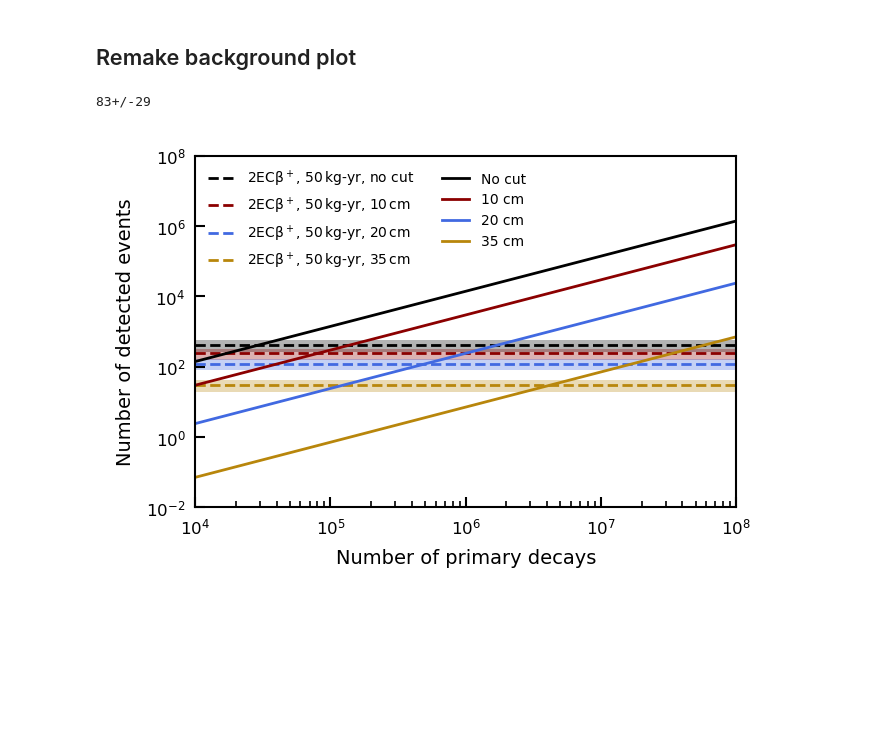
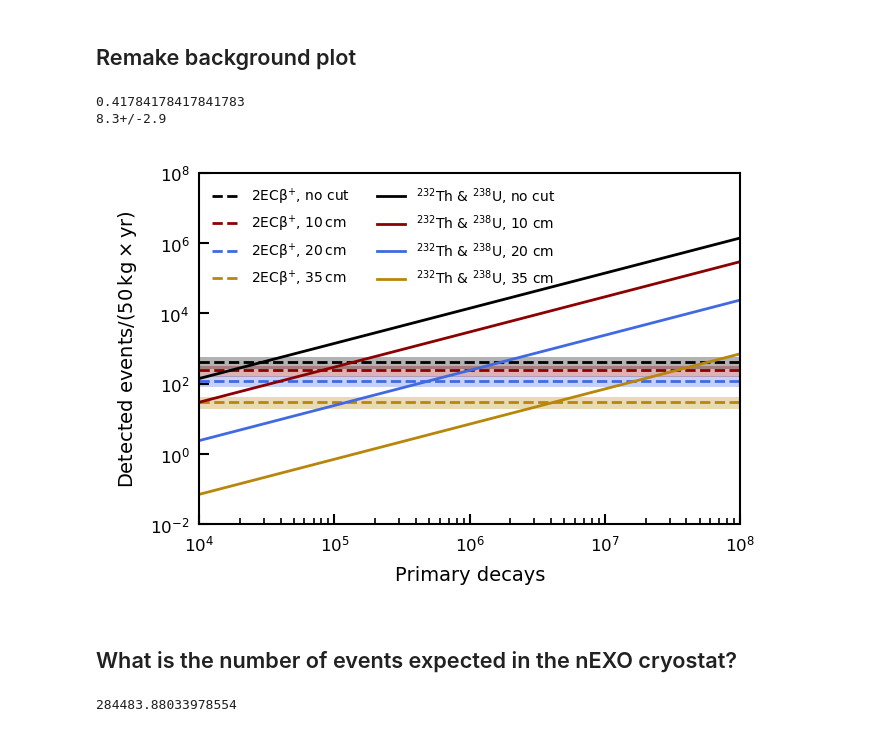
Before and after one commit to bglenardo/MuensterTPC-MC, a Jupyter notebook: Half-life calculations/Paper calculations.ipynb, the cells around one changed output. Saved outputs shown, nothing was run; the diff lists cells and outputs as text; code cells hidden in the pictures; blank space fills up the shorter version.

```diff
--- a/Half-life calculations/Paper calculations.ipynb
+++ b/Half-life calculations/Paper calculations.ipynb
@@ -129,6 +129,7 @@ N_xe124=(M*1e3/A)*N_A
 
 theory_2vecbp = ufloat(1.7e23,0.6e23)
 eff_2vecbp = 1/100*(np.loadtxt("../analysis_DECsim/Results_Paper/fraction_1_to_50_zres_in_1steps_10xy_nothreshold_2vECB+_1_2019_11_10.txt")[9])
+print(eff_2vecbp)
 #eff_2vecbp = 0.47
 #eff_2vecbp = 0.43
 decay_rate_2vecbp = np.log(2)/theory_2vecbp*N_xe124
@@ -139,51 +140,76 @@ radius = 600-cut
 volume = np.pi*radius**2*height
 density = 2.900e-6 # g/mm3
 norm_factor = 100/7.82434511 #
-M_t = volume * density*abundance*norm_factor
+#M_t = volume * density*abundance*norm_factor
 #print(volume)
 #print(M_t)
-N_xe124_t = M_t * (N_A/A)  #abundance * M * (N_A/A) # number of Xe124 particles
+#N_xe124_t = M_t * (N_A/A)  #abundance * M * (N_A/A) # number of Xe124 particles
 decay_no_theory = decay_rate_2vecbp * time* eff_2vecbp
-print(decay_no_theory/5)
+print(decay_no_theory/50)
 
 numbers = [140309,29728,2405,71]
 fv = [0,100,200,350]
 conc = [1e4,1e5,1e6,1e7,1e8]
 
 new_numbers_fv0 = [numbers[0]*conc[x]/1e7 for x in range(len(conc))]
 new_numbers_fv100 = [numbers[1]*conc[x]/1e7 for x in range(len(conc))]
 new_numbers_fv200 = [numbers[2]*conc[x]/1e7 for x in range(len(conc))]
 new_numbers_fv350 = [numbers[3]*conc[x]/1e7 for x in range(len(conc))]
 
-plt.axhline((decay_no_theory*1).nominal_value,linestyle="dashed", label = '$2\\rm{EC}\\beta^+$, 50$\,$kg-yr, no cut', color='black', linewidth=1)
+plt.axhline((decay_no_theory*1).nominal_value,linestyle="dashed", label = '$2\\rm{EC}\\beta^{+}$, no cut', color='black', linewidth=1)
 plt.axhspan((decay_no_theory*1).nominal_value-(decay_no_theory*1).std_dev, (decay_no_theory*1).nominal_value+(decay_no_theory*1).std_dev, facecolor='black', edgecolor=None, alpha=0.3)
 
-plt.axhline((decay_no_theory*v10/vfull).nominal_value, color = "darkred",linestyle="--", label = '$2\\rm{EC}\\beta^+$, 50$\,$kg-yr, 10$\,$cm', linewidth=1)
+plt.axhline((decay_no_theory*v10/vfull).nominal_value, color = "darkred",linestyle="--", label = '$2\\rm{EC}\\beta^{+}$, 10$\,$cm', linewidth=1)
 plt.axhspan((decay_no_theory*v10/vfull).nominal_value-(decay_no_theory*v10/vfull).std_dev, (decay_no_theory*v10/vfull).nominal_value+(decay_no_theory*v10/vfull).std_dev, facecolor='darkred', edgecolor=None, alpha=0.3)
 
-plt.axhline((decay_no_theory*v20/vfull).nominal_value, color = "royalblue",linestyle="--", label = '$2\\rm{EC}\\beta^+$, 50$\,$kg-yr, 20$\,$cm', linewidth=1)
+plt.axhline((decay_no_theory*v20/vfull).nominal_value, color = "royalblue",linestyle="--", label = '$2\\rm{EC}\\beta^{+}$, 20$\,$cm', linewidth=1)
 plt.axhspan((decay_no_theory*v20/vfull).nominal_value-(decay_no_theory*v20/vfull).std_dev, (decay_no_theory*v20/vfull).nominal_value+(decay_no_theory*v20/vfull).std_dev, facecolor='royalblue', edgecolor=None, alpha=0.3)
 
-plt.axhline((decay_no_theory*v35/vfull).nominal_value, color = "darkgoldenrod",linestyle="--", label = '$2\\rm{EC}\\beta^+$, 50$\,$kg-yr, 35$\,$cm', linewidth=1)
+plt.axhline((decay_no_theory*v35/vfull).nominal_value, color = "darkgoldenrod",linestyle="--", label = '$2\\rm{EC}\\beta^{+}$, 35$\,$cm', linewidth=1)
 plt.axhspan((decay_no_theory*v35/vfull).nominal_value-(decay_no_theory*v35/vfull).std_dev, (decay_no_theory*v35/vfull).nominal_value+(decay_no_theory*v35/vfull).std_dev, facecolor='darkgoldenrod', edgecolor=None, alpha=0.3)
 
 
-plt.plot(conc,new_numbers_fv0, label = "No cut", color='black', linewidth=1)
-plt.plot(conc,new_numbers_fv100, label = "10 cm", color='darkred', linewidth=1)
-plt.plot(conc,new_numbers_fv200, label = "20 cm", color='royalblue', linewidth=1)
-plt.plot(conc,new_numbers_fv350, label = "35 cm", color='darkgoldenrod', linewidth=1)
+plt.plot(conc,new_numbers_fv0, label = "$^{\\rm{232}}\\rm{Th}$ & $^{\\rm{238}}\\rm{U}$, no cut", color='black', linewidth=1)
+plt.plot(conc,new_numbers_fv100, label = "$^{\\rm{232}}\\rm{Th}$ & $^{\\rm{238}}\\rm{U}$, 10 cm", color='darkred', linewidth=1)
+plt.plot(conc,new_numbers_fv200, label = "$^{\\rm{232}}\\rm{Th}$ & $^{\\rm{238}}\\rm{U}$, 20 cm", color='royalblue', linewidth=1)
+plt.plot(conc,new_numbers_fv350, label = "$^{\\rm{232}}\\rm{Th}$ & $^{\\rm{238}}\\rm{U}$, 35 cm", color='darkgoldenrod', linewidth=1)
 
 
 
 plt.yscale("log")
 plt.xscale("log")
-plt.ylabel("Number of detected events")
-plt.xlabel("Number of primary decays")
+plt.ylabel("Detected events/($50\,\\rm{kg}\\times\\rm{yr}$)")
+plt.xlabel("Primary decays")
 plt.legend(frameon=False, ncol=2, loc='upper left')
 plt.xlim(1e4, 1e8)
 plt.ylim(1e-2, 1e8)
 plt.savefig("test_new_gamma2.png", dpi=300, bbox_inches="tight", transparent=True)
 plt.show()
 # %% [output]
-83+/-29
+0.41784178417841783
+8.3+/-2.9
-[figure, old version]
+[figure, new version]
+# %% [markdown]
+## What is the number of events expected in the nEXO cryostat?
+# %%
+m_cryo = 650*1e3 #grams
+M_Cu = 64.3546 #grams per mole
+N_A = 6.022e23 #per mole
+
+cTh = 0.13e-12 # 0.13 ppt Th-232
+cU = 0.26e-12 # 0.26 ppt U-238
+
+tTh = 1.40e10 #yr
+tU = 4.468e9 #yr
+
+rateTh = (m_cryo/M_Cu)*N_A*cTh*np.log(2)/tTh
+rateU = (m_cryo/M_Cu)*N_A*cU*np.log(2)/tU
+
+#print(rateTh)
+#print(rateU)
+
+rate_nexo=rateTh+rateU
+
+print(rate_nexo)
+# %% [output]
+284483.88033978554
```
Also changed, not shown: parts of 1 cell of this notebook, 4 other files.
